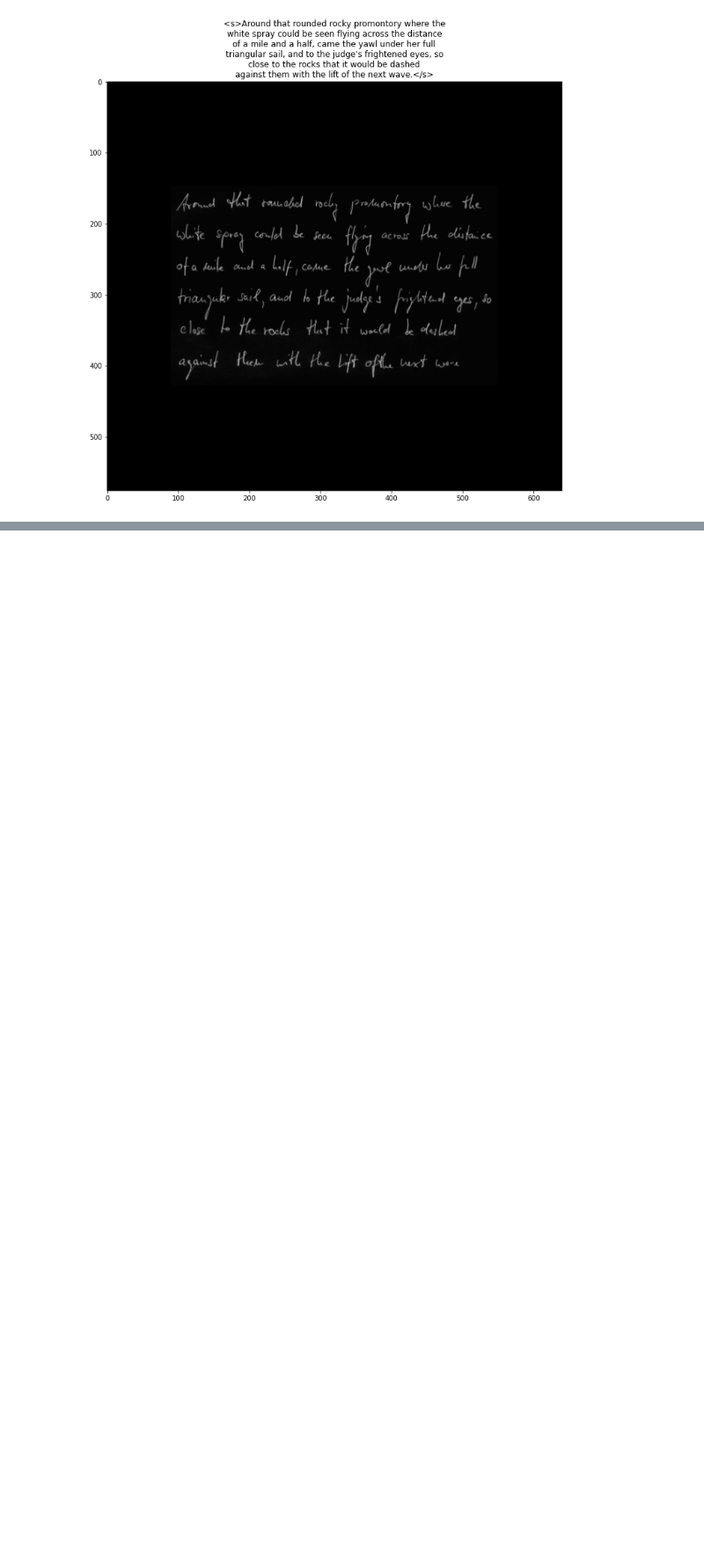
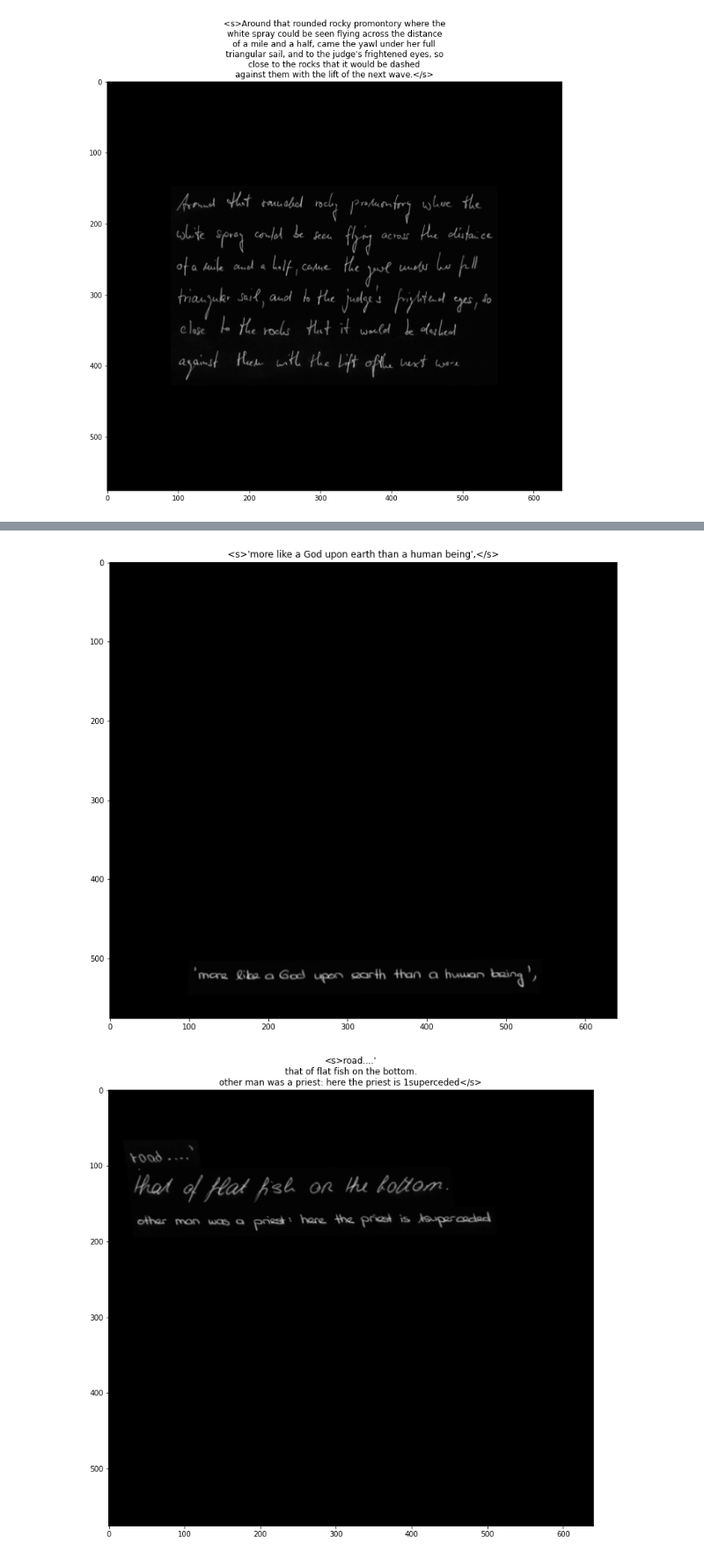
Before and after one commit to aktersnurra/text-recognizer, a Jupyter notebook: notebooks/03-look-at-iam-paragraphs.ipynb, the cells around one changed output, grey strips where cells are left out. Shown at 88% size. Drawn from its saved outputs; the diff is of its cells as text; code cells hidden in the pictures; blank space fills up the shorter version.

Commit message:
Add synthetic iam paragraphs dataset

```diff
--- a/notebooks/03-look-at-iam-paragraphs.ipynb
+++ b/notebooks/03-look-at-iam-paragraphs.ipynb
@@ -69,3 +73,8 @@ for _ in range(5):
 [figure]
 [figure]
 [figure]
+# %%
+dataset = IAMSyntheticParagraphs()
+dataset.prepare_data()
+dataset.setup()
+print(dataset)
@@ -71,0 +90,10 @@ for _ in range(5):
+# %%
+# Training
+
+for _ in range(5):
+    i = random.randint(0, len(dataset.data_train))
+    x, y = dataset.data_train[i]
+    _plot(x[0], vmax=1, title=convert_y_label_to_string(y, dataset.mapping))
+# %% [output]
+[figure, added]
+[figure, added]
```
Also changed, not shown: parts of 3 cells of this notebook, 6 other files.
